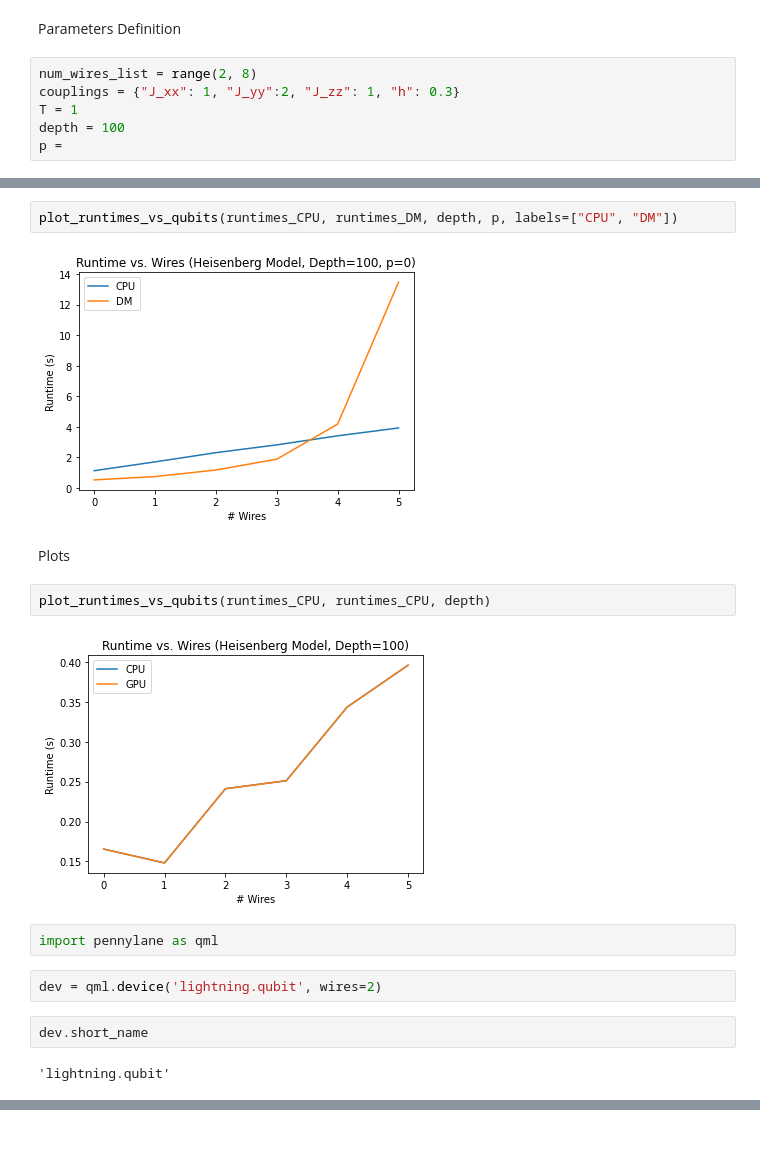
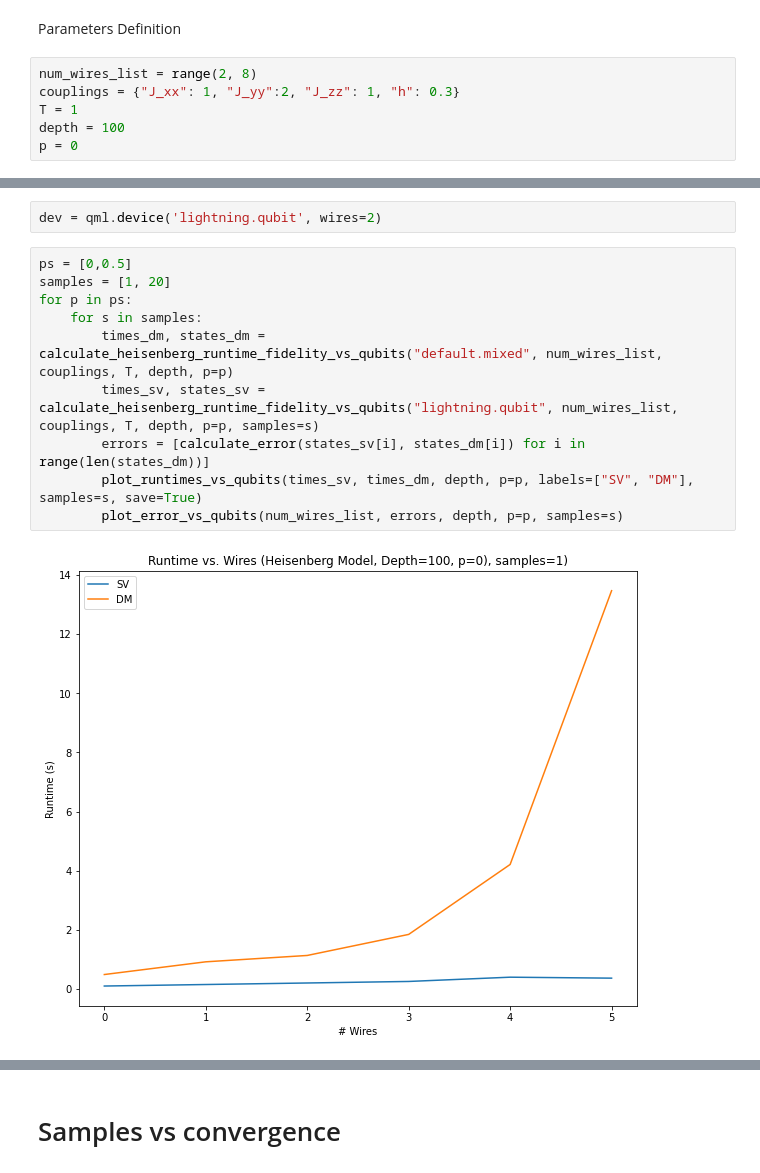
Before and after one commit to aaronleesander/QHack2023, a Jupyter notebook: emiliano/density_vs_sv/runtime_analysis.ipynb, the cells around one changed output, grey strips where cells are left out. Drawn from its saved outputs; the diff is of its cells as text; blank space fills up the shorter version.

Commit message:
explore further relation samples vs convergence

```diff
--- a/emiliano/density_vs_sv/runtime_analysis.ipynb
+++ b/emiliano/density_vs_sv/runtime_analysis.ipynb
@@ -14,4 +21,4 @@ num_wires_list = range(2, 8)
 couplings = {"J_xx": 1, "J_yy":2, "J_zz": 1, "h": 0.3}
 T = 1
 depth = 100
-p =
+p = 0
@@ -24,18 +25,14 @@ runtimes_DM = calculate_heisenberg_runtime_vs_qubits("default.mixed", num_wires_
-# %%
-plot_runtimes_vs_qubits(runtimes_CPU, runtimes_DM, depth, p, labels=["CPU", "DM"])
-# %% [output]
-[figure, removed]
-# %% [markdown]
-Plots
-# %%
-plot_runtimes_vs_qubits(runtimes_CPU, runtimes_CPU, depth)
-# %% [output]
-[figure, removed]
-# %%
-import pennylane as qml
 # %%
 dev = qml.device('lightning.qubit', wires=2)
-# %%
-dev.short_name
-# %% [output]
-'lightning.qubit'
+# %%
+ps = [0,0.5]
+samples = [1, 20]
+for p in ps:
+    for s in samples:
+        times_dm, states_dm = calculate_heisenberg_runtime_fidelity_vs_qubits("default.mixed", num_wires_list, couplings, T, depth, p=p)
+        times_sv, states_sv = calculate_heisenberg_runtime_fidelity_vs_qubits("lightning.qubit", num_wires_list, couplings, T, depth, p=p, samples=s)
+        errors = [calculate_error(states_sv[i], states_dm[i]) for i in range(len(states_dm))]
+        plot_runtimes_vs_qubits(times_sv, times_dm, depth, p=p, labels=["SV", "DM"], samples=s, save=True)
+        plot_error_vs_qubits(num_wires_list, errors, depth, p=p, samples=s)
+# %% [output]
+[figure, added]
@@ -41,0 +46,2 @@ dev.short_name
+# %% [markdown]
+# Samples vs convergence
```
Also changed, not shown: parts of 14 cells of this notebook, 14 other files.
